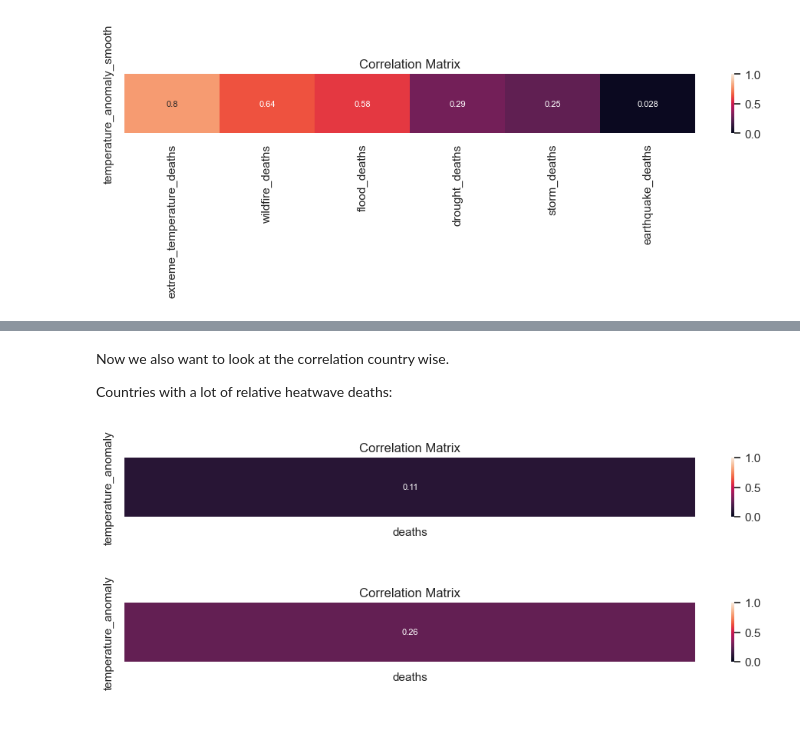
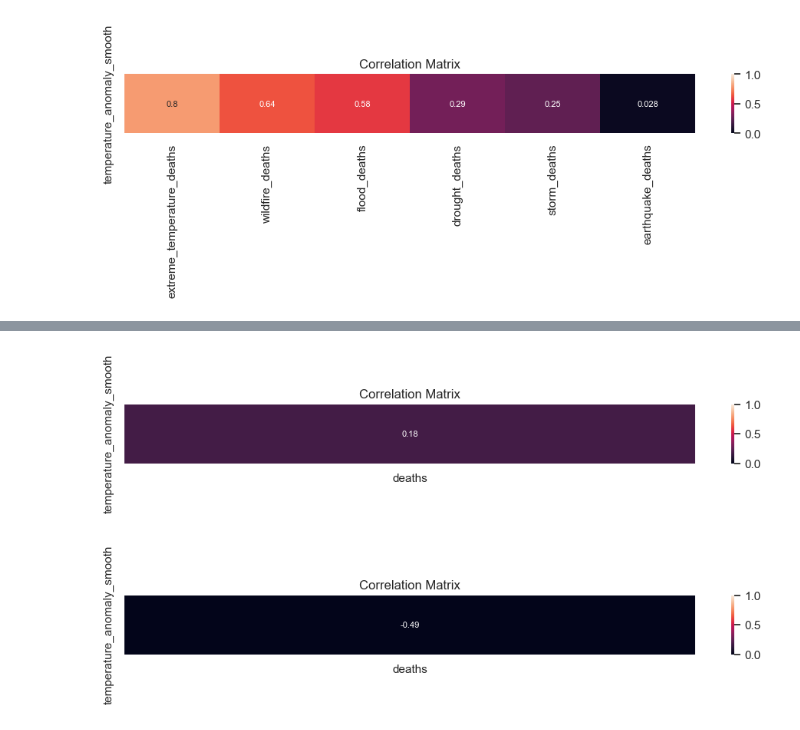
Before and after one commit to lukiwieser/natural-disasters-and-climate-change, a Jupyter notebook: temp-analysis.ipynb, the cells around one changed output, grey strips where cells are left out. Drawn from its saved outputs; the diff is of its cells as text; code cells hidden in the pictures.

Commit message:
added comments to temp analysis

```diff
--- a/temp-analysis.ipynb
+++ b/temp-analysis.ipynb
@@ -320,7 +322,3 @@ plotTempDisCorrelation(dis_type_extreme_temp_wide.drop('temperature_anomaly', ax
-# %% [markdown]
-Now we also want to look at the correlation country wise.
-
-Countries with a lot of relative heatwave deaths:
 # %%
 def returnDisSubtypeTempCountry(country_code, subtype):
     dis_interesting_countries = dis_all[(dis_all['country_code']==country_code) & (dis_all['subtype']==subtype)]
@@ -328,12 +326,12 @@ def returnDisSubtypeTempCountry(country_code, subtype):
     dis_country_yearly_heat_deaths['deaths'] = dis_country_yearly_heat_deaths.deaths.astype('int32')
     dis_country_yearly_heat_deaths = temp_country[temp_country['country_code']==country_code].merge(dis_country_yearly_heat_deaths)
     dis_country_yearly_heat_deaths.fillna(0)
-    return dis_country_yearly_heat_deaths[['year', 'temperature_anomaly', 'temperature_anomaly_smooth', 'deaths']]
+    return dis_country_yearly_heat_deaths[['year', 'temperature_anomaly_smooth', 'deaths']]
 # %%
-plotTempDisCorrelation(returnDisSubtypeTempCountry('FRA', 'Heat wave').drop('temperature_anomaly_smooth', axis=1), 'temperature_anomaly')
+plotTempDisCorrelation(returnDisSubtypeTempCountry('FRA', 'Heat wave'), 'temperature_anomaly_smooth')
 # %% [output]
-[figure, old version]
+[figure, new version]
 # %%
-plotTempDisCorrelation(returnDisSubtypeTempCountry('ESP', 'Heat wave').drop('temperature_anomaly_smooth', axis=1), 'temperature_anomaly')
+plotTempDisCorrelation(returnDisSubtypeTempCountry('ESP', 'Heat wave'), 'temperature_anomaly_smooth')
 # %% [output]
-[figure, old version]
+[figure, new version]
```
Also changed, not shown: parts of 20 cells of this notebook.
